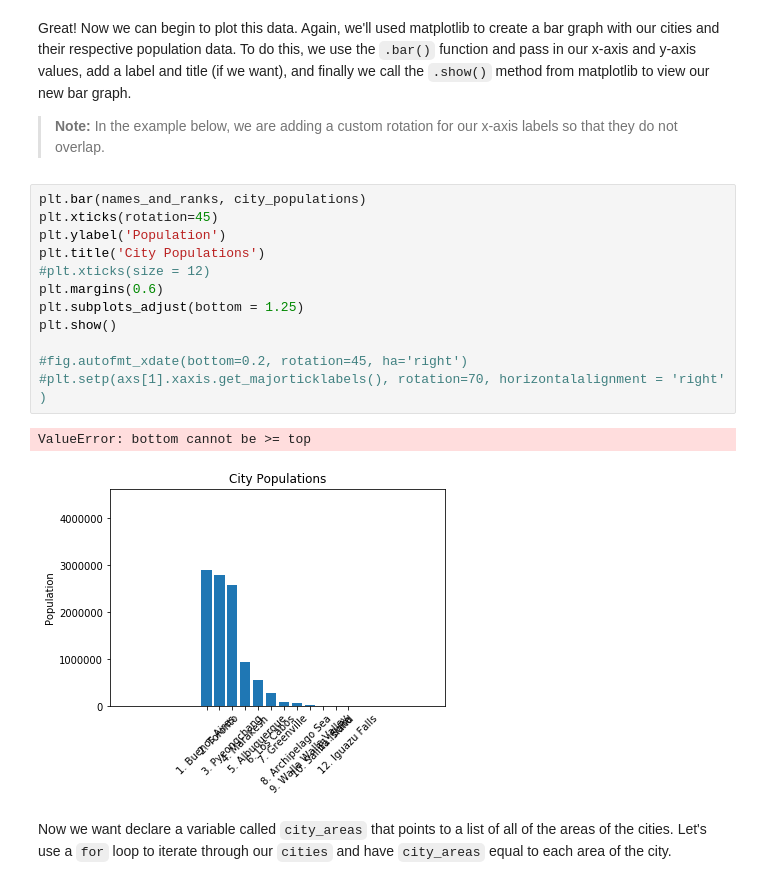
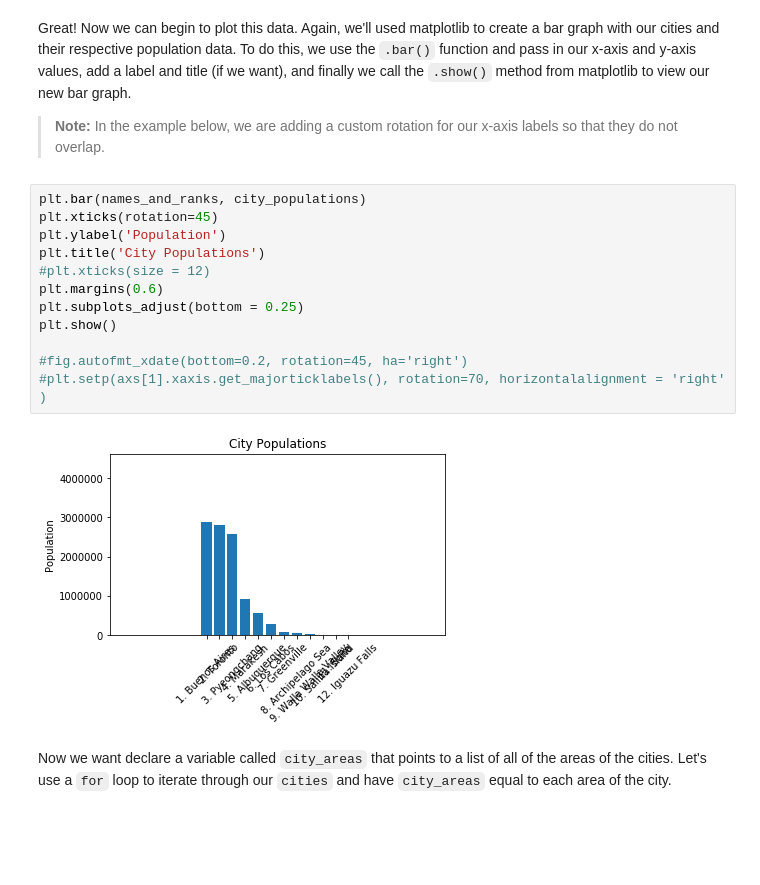
Before and after one commit to UpwardTrajectory/dsc-1-01-20-looping-over-collections-lab-seattle-ds-career-040119, a Jupyter notebook: index.ipynb, the cells around one changed output. Drawn from its saved outputs; the diff is of its cells as text; blank space fills up the shorter version.

```diff
--- a/index.ipynb
+++ b/index.ipynb
@@ -168,18 +168,17 @@ Great! Now we can begin to plot this data. Again, we'll used matplotlib to creat
 # %%
 plt.bar(names_and_ranks, city_populations)
 plt.xticks(rotation=45)
 plt.ylabel('Population')
 plt.title('City Populations')
 #plt.xticks(size = 12)
 plt.margins(0.6)
-plt.subplots_adjust(bottom = 1.25)
+plt.subplots_adjust(bottom = 0.25)
 plt.show()
 
 #fig.autofmt_xdate(bottom=0.2, rotation=45, ha='right')
 #plt.setp(axs[1].xaxis.get_majorticklabels(), rotation=70, horizontalalignment = 'right' )
 # %% [output]
-ValueError: bottom cannot be >= top
-[figure, old version]
+[figure, new version]
 # %% [markdown]
 Now we want declare a variable called `city_areas` that points to a list of all of the areas of the cities.  Let's use a `for` loop to iterate through our `cities` and have `city_areas` equal to each area of the city.
 # %%
```
